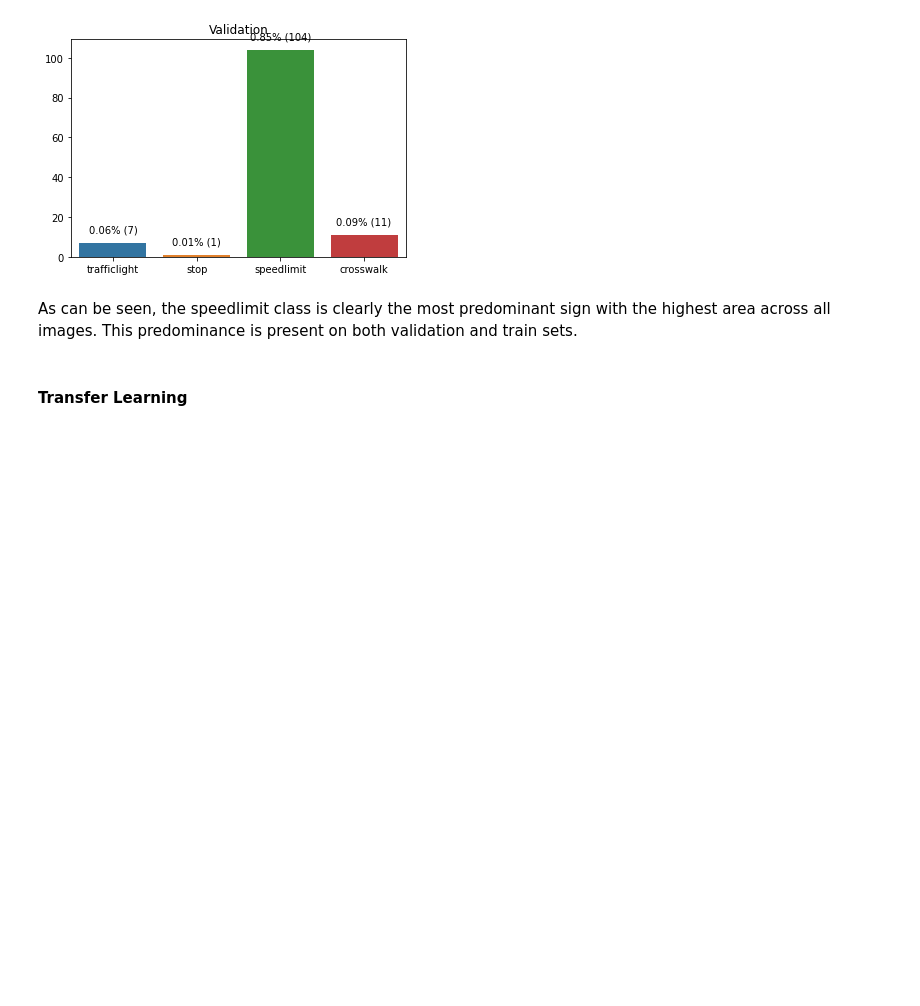
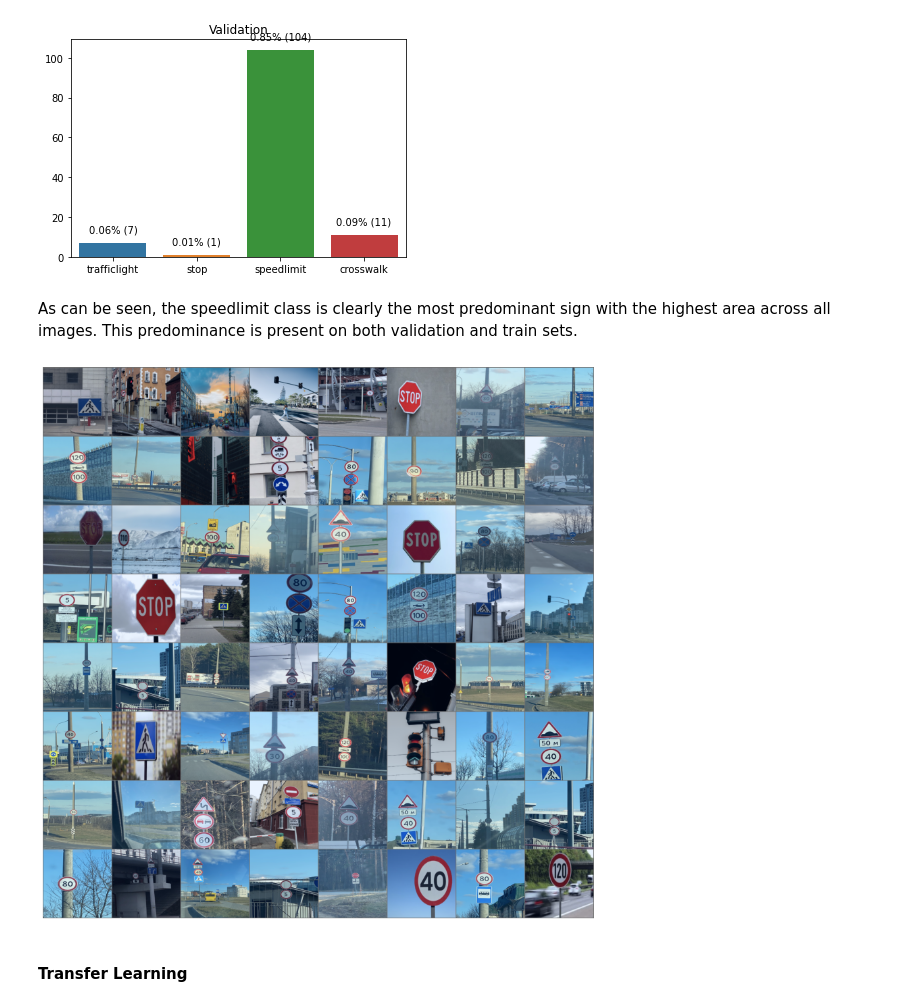
Before and after one commit to joaolucasmartins/VC2022, a Jupyter notebook: Part2/classification.ipynb, the cells around one changed output. Drawn from its saved outputs; the diff is of its cells as text; code cells hidden in the pictures; blank space fills up the shorter version.

```diff
--- a/Part2/classification.ipynb
+++ b/Part2/classification.ipynb
@@ -518,6 +521,20 @@ describe_dataloader(train_dataloader, "Train"), describe_dataloader(val_dataload
 [figure]
 # %% [markdown]
 As can be seen, the speedlimit class is clearly the most predominant sign with the highest area across all images. This predominance is present on both validation and train sets.
+# %%
+dataiter = iter(train_dataloader)
+sample = dataiter.next()[0]
+
+grid = torchvision.utils.make_grid(sample).permute(1, 2, 0).numpy()
+grid += abs(np.amin(grid))
+grid /= np.amax(grid)
+
+plt.figure(figsize=(15, 15))
+plt.axis("off")
+plt.imshow(grid)
+plt.show()
+# %% [output]
+[figure, added]
 # %% [markdown]
 #### Transfer Learning
 # %% [markdown]
```
Also changed, not shown: parts of 35 cells of this notebook.
